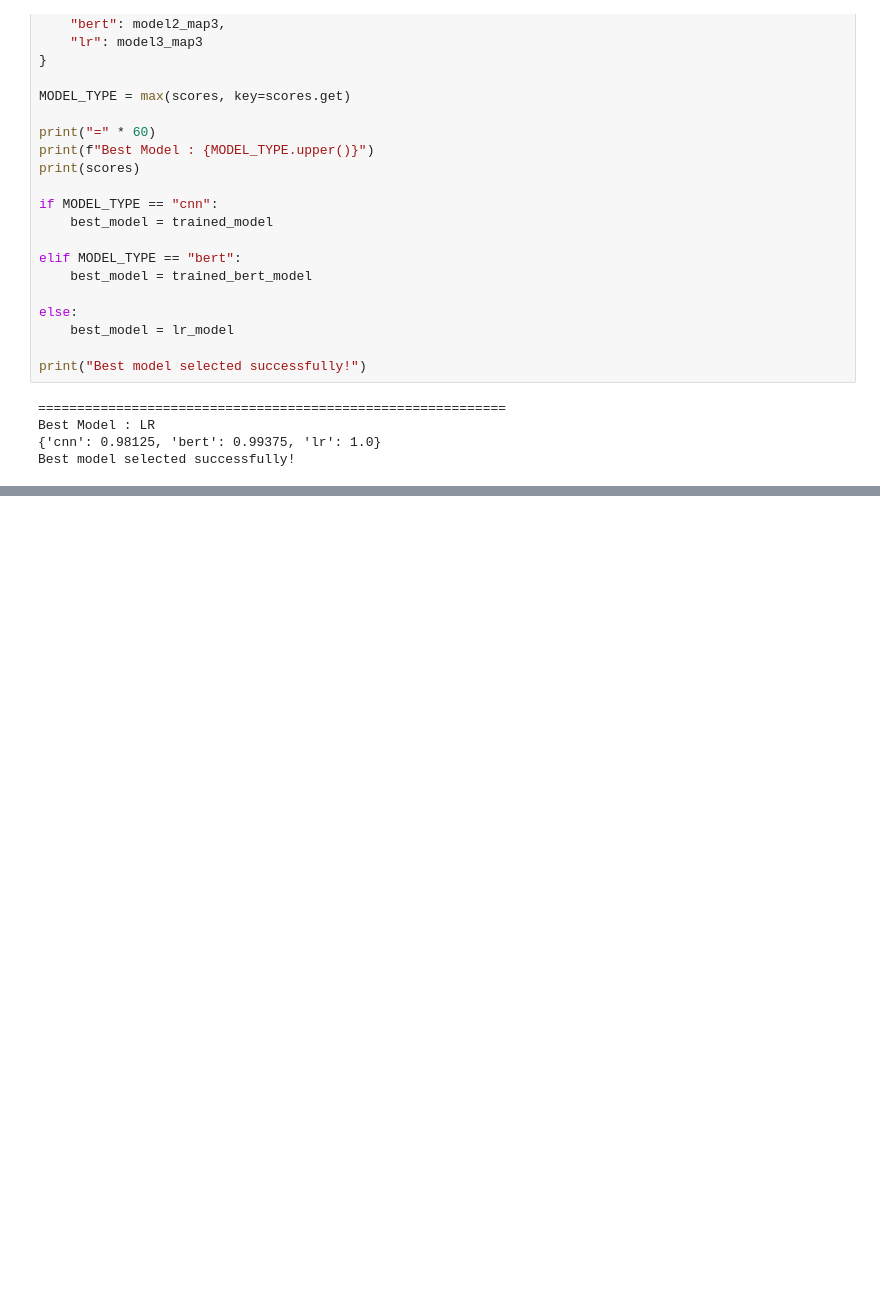
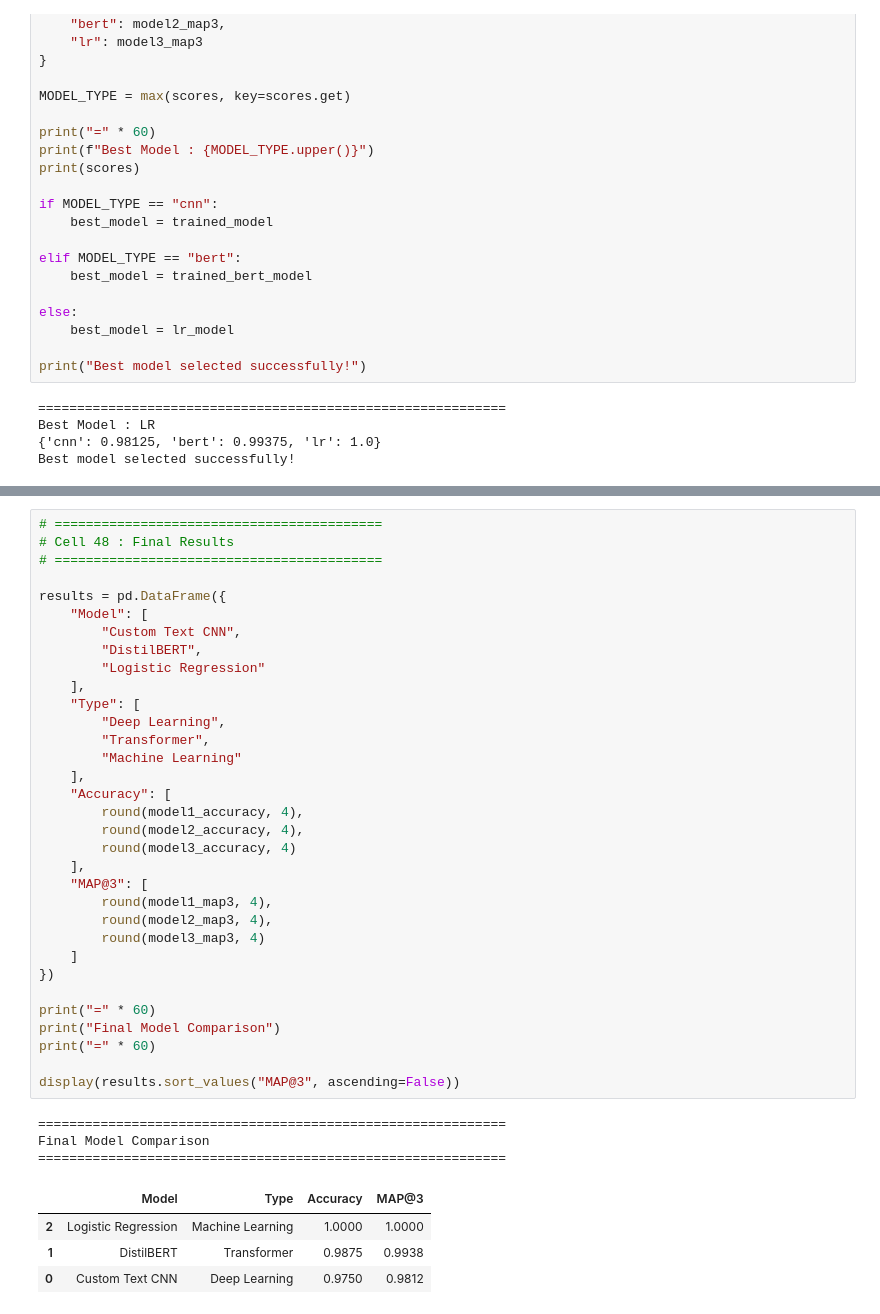
Before and after one commit to rajeevpatel090/dl-23f3002112-notebook-t22026, a Jupyter notebook: notebooks/dl-23f3002112-notebook-t22026.ipynb, the cells around one changed output, grey strips where cells are left out. Drawn from its saved outputs; the diff is of its cells as text; blank space fills up the shorter version.

```diff
--- a/notebooks/dl-23f3002112-notebook-t22026.ipynb
+++ b/notebooks/dl-23f3002112-notebook-t22026.ipynb
@@ -1517,0 +1679,41 @@ AttributeError: 'tuple' object has no attribute 'eval'
+# %%
+# ==========================================
+# Cell 48 : Final Results
+# ==========================================
+
+results = pd.DataFrame({
+    "Model": [
+        "Custom Text CNN",
+        "DistilBERT",
+        "Logistic Regression"
+    ],
+    "Type": [
+        "Deep Learning",
+        "Transformer",
+        "Machine Learning"
+    ],
+    "Accuracy": [
+        round(model1_accuracy, 4),
+        round(model2_accuracy, 4),
+        round(model3_accuracy, 4)
+    ],
+    "MAP@3": [
+        round(model1_map3, 4),
+        round(model2_map3, 4),
+        round(model3_map3, 4)
+    ]
+})
+
+print("=" * 60)
+print("Final Model Comparison")
+print("=" * 60)
+
+display(results.sort_values("MAP@3", ascending=False))
+# %% [output]
+============================================================
+Final Model Comparison
+============================================================
+|  | Model | Type | Accuracy | MAP@3 |
+| 2 | Logistic Regression | Machine Learning | 1.0000 | 1.0000 |
+| 1 | DistilBERT | Transformer | 0.9875 | 0.9938 |
+| 0 | Custom Text CNN | Deep Learning | 0.9750 | 0.9812 |
```
Also changed, not shown: parts of 8 cells of this notebook.
